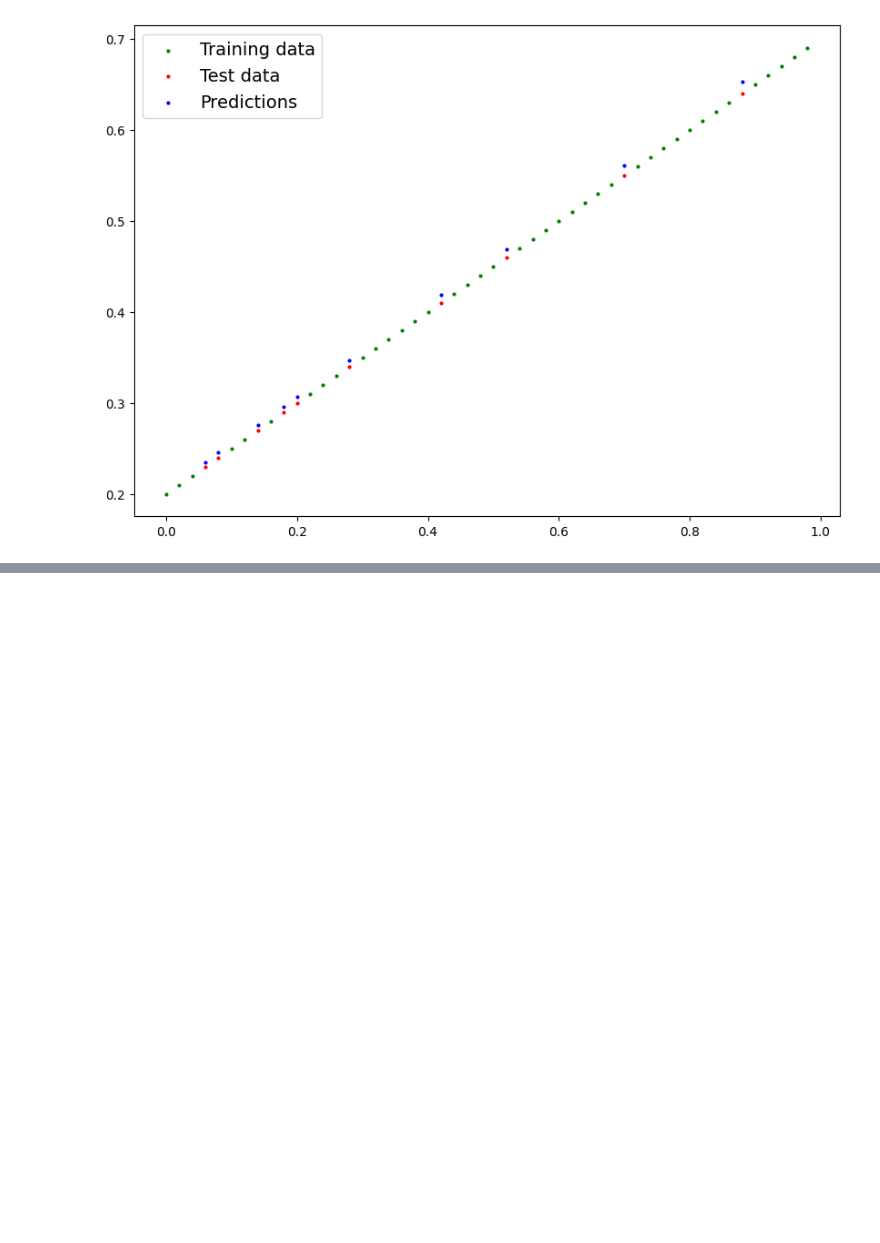
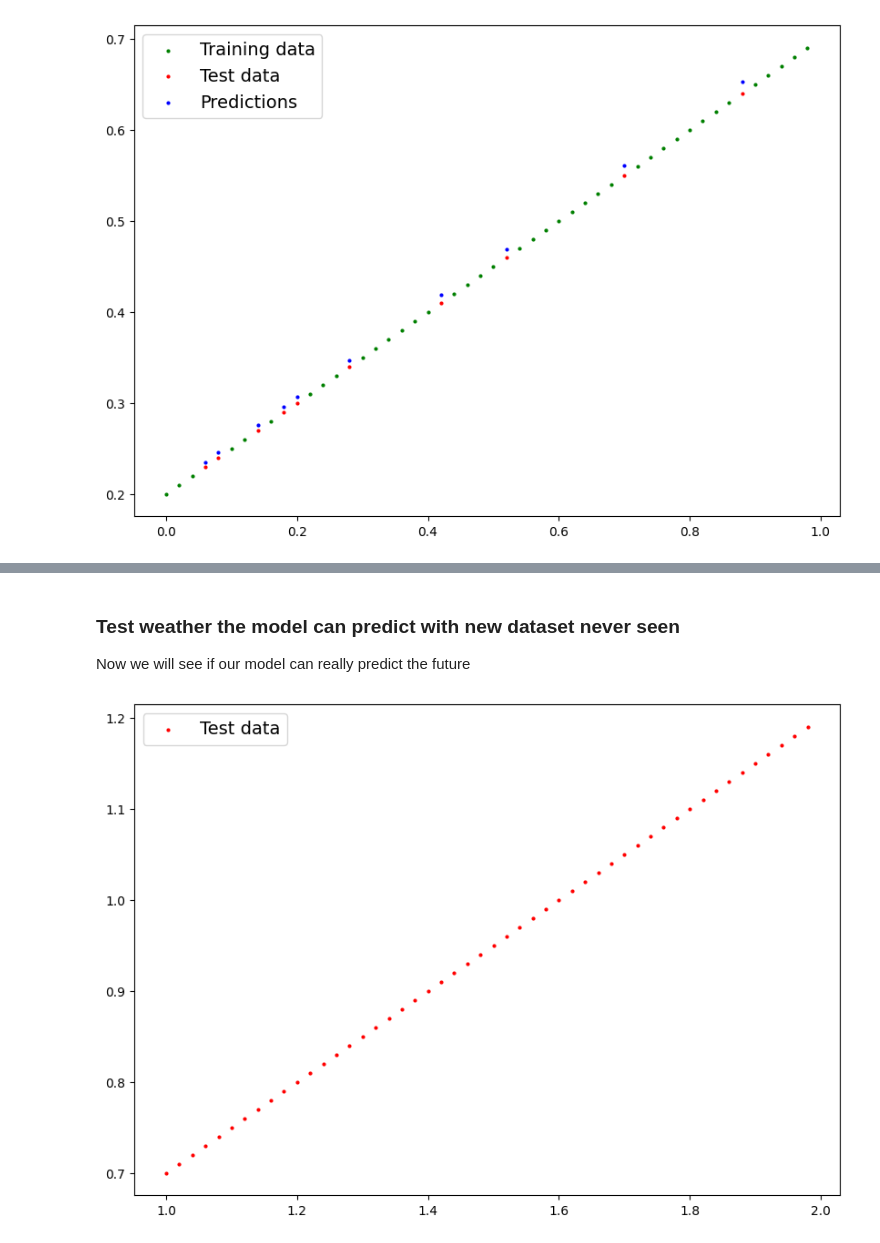
Before and after one commit to ezpie1/pytorch-crash-course, a Jupyter notebook: 02-pytorch-worflow.ipynb, the cells around one changed output, grey strips where cells are left out. Cells and saved outputs as stored; diff of their text form; code cells hidden in the pictures; blank space fills up the shorter version.

```diff
--- a/02-pytorch-worflow.ipynb
+++ b/02-pytorch-worflow.ipynb
@@ -371,0 +426,27 @@ Epoch: 900 | Training loss: 0.009 | Testing loss: 0.004
+# %% [markdown]
+### Test weather the model can predict with new dataset never seen
+
+Now we will see if our model can really predict the future
+# %%
+#@title Continuing our data with new values
+
+# Creating the features and labels
+X = torch.arange(1, 2, 0.02).unsqueeze(1) # continuing from the last point till 2
+y = bais + (weight * X)
+# %%
+#@title recreating the plot function for the new data
+
+def new_plot(test_data=X, test_labels=y, predictions=None):
+
+  plt.figure(figsize=(10, 7))
+
+  plt.scatter(test_data, test_labels, c="r", s=4, label="Test data")
+
+  if predictions != None:
+    plt.scatter(test_data, predictions, c="b", s=4, label="Predictions")
+
+  plt.legend(prop={"size": 14})
+
+new_plot()
+# %% [output]
+[figure, added]
```
Also changed, not shown: parts of 7 cells of this notebook.
